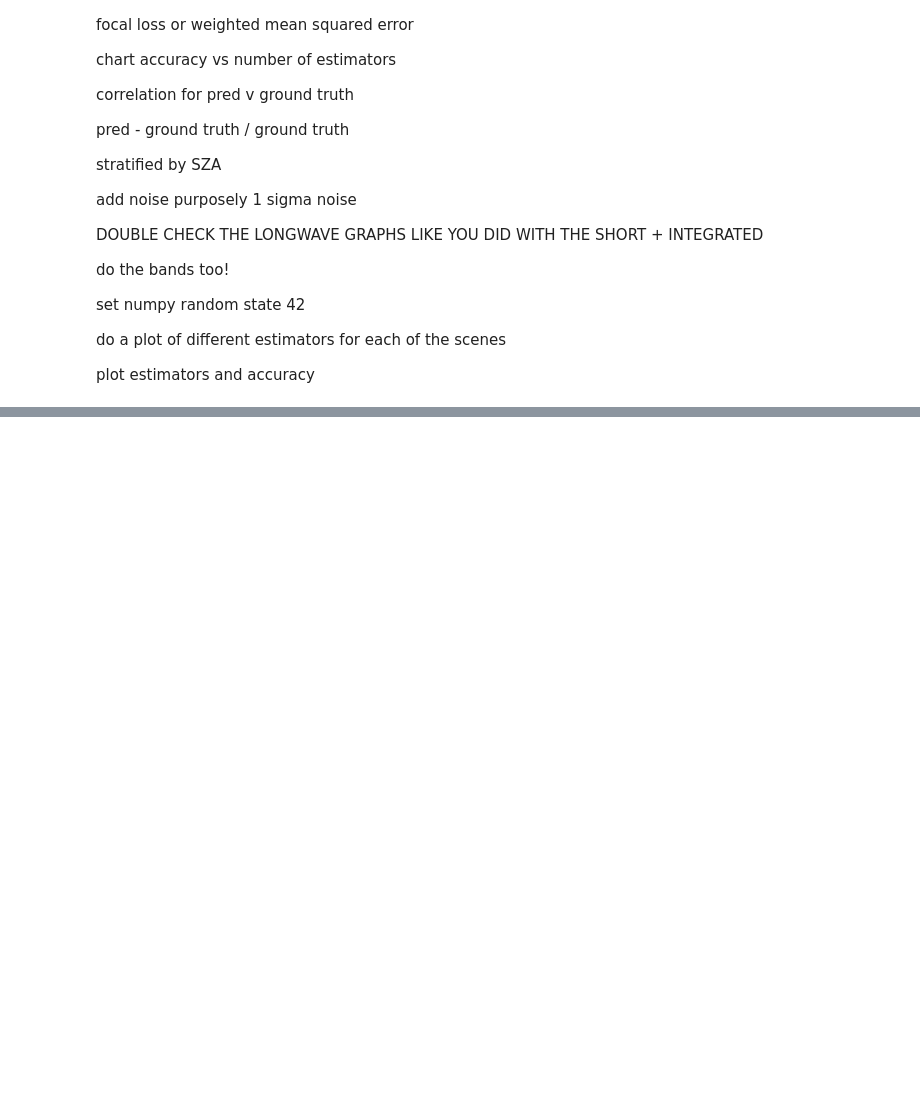
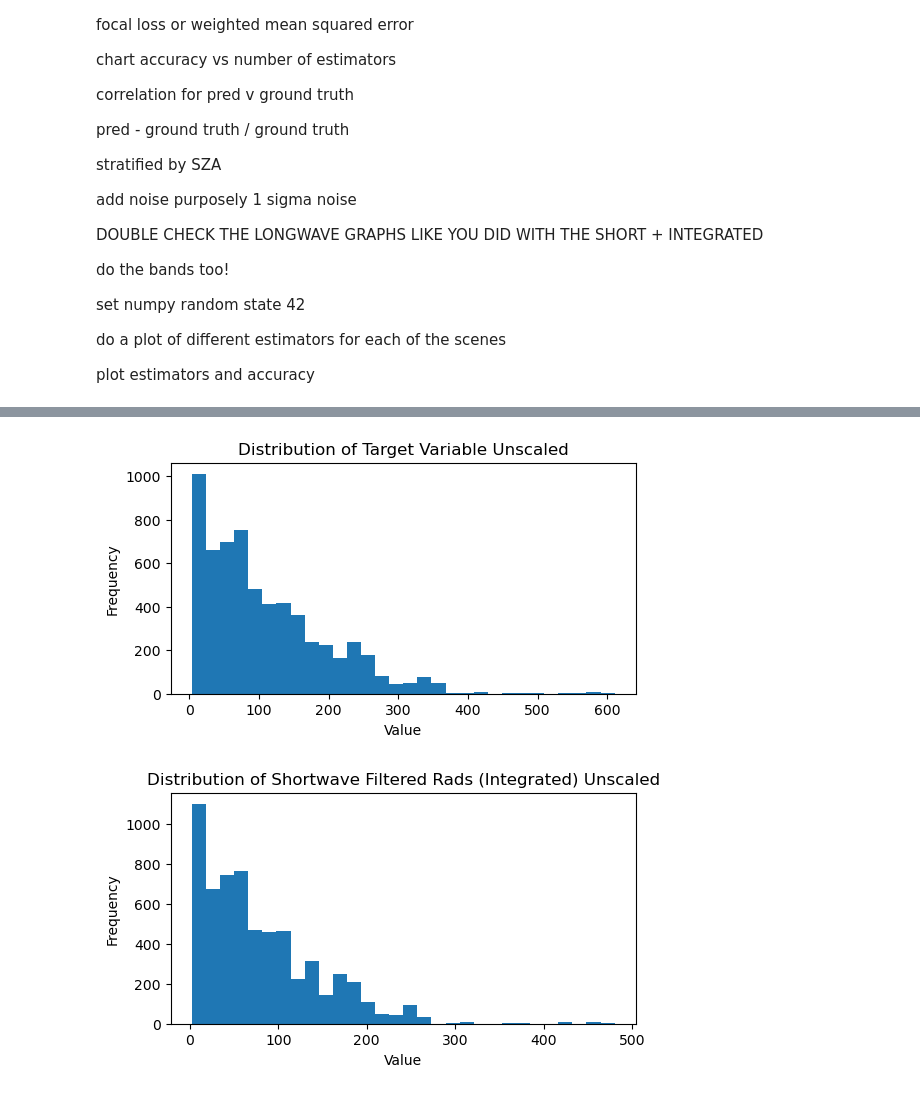
Before and after one commit to LASP-Libera/libera_unfiltering, a Jupyter notebook: modeling.ipynb, the cells around one changed output, grey strips where cells are left out. Drawn from its saved outputs; the diff is of its cells as text; code cells hidden in the pictures; blank space fills up the shorter version.

```diff
--- a/modeling.ipynb
+++ b/modeling.ipynb
@@ -328,0 +510,18 @@ plot estimators and accuracy
+# %%
+plt.figure(figsize=(6, 3))
+plt.hist(all_dataset["Shortwave Unfiltered Rads (Integrated)"], bins=30)
+plt.title('Distribution of Target Variable Unscaled')
+plt.xlabel('Value')
+plt.ylabel('Frequency')
+plt.show()
+
+
+plt.figure(figsize=(6, 3))
+plt.hist(all_dataset["Shortwave Filtered Rads (Integrated)"], bins=30)
+plt.title(f'Distribution of Shortwave Filtered Rads (Integrated) Unscaled')
+plt.xlabel('Value')
+plt.ylabel('Frequency')
+plt.show()
+# %% [output]
+[figure, added]
+[figure, added]
```
Also changed, not shown: parts of 69 cells of this notebook, 3 other files.
